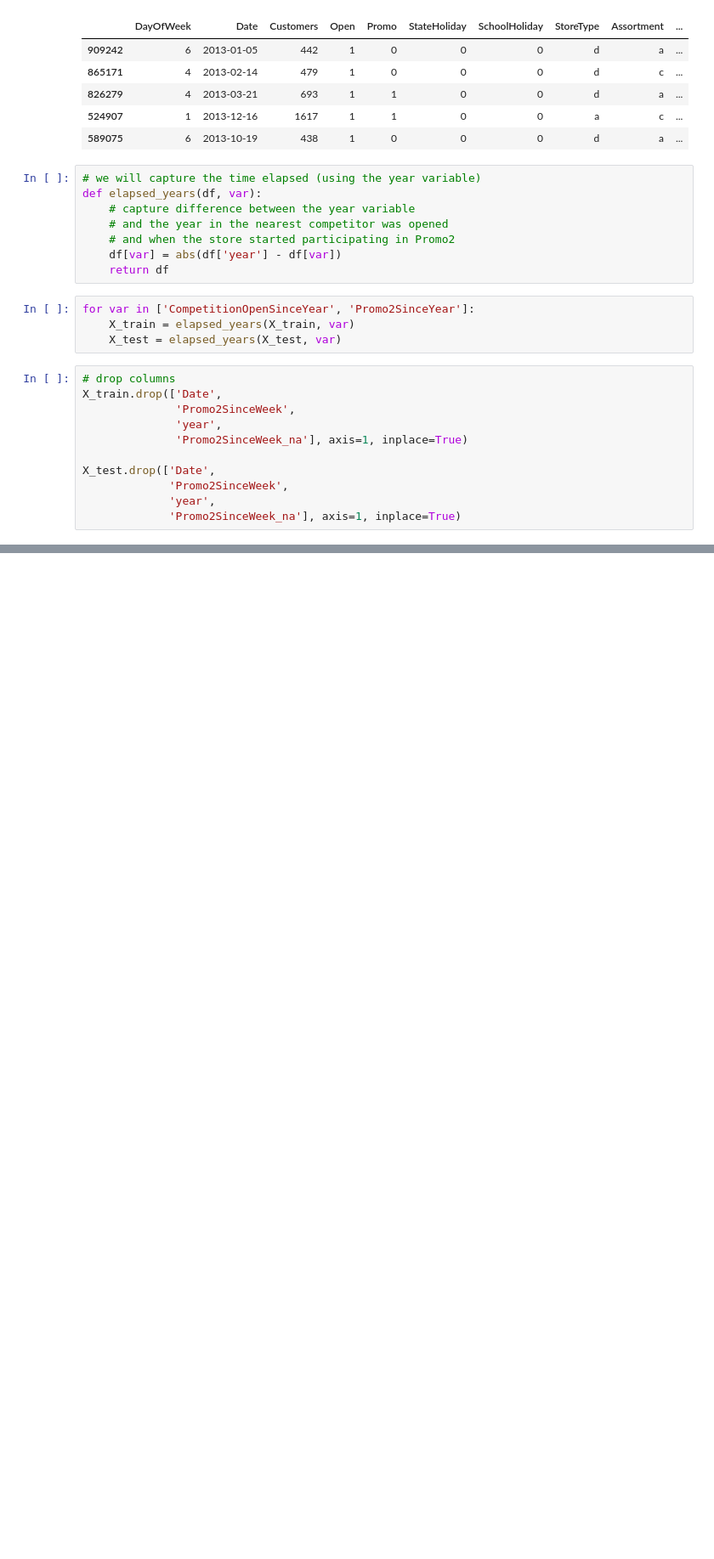
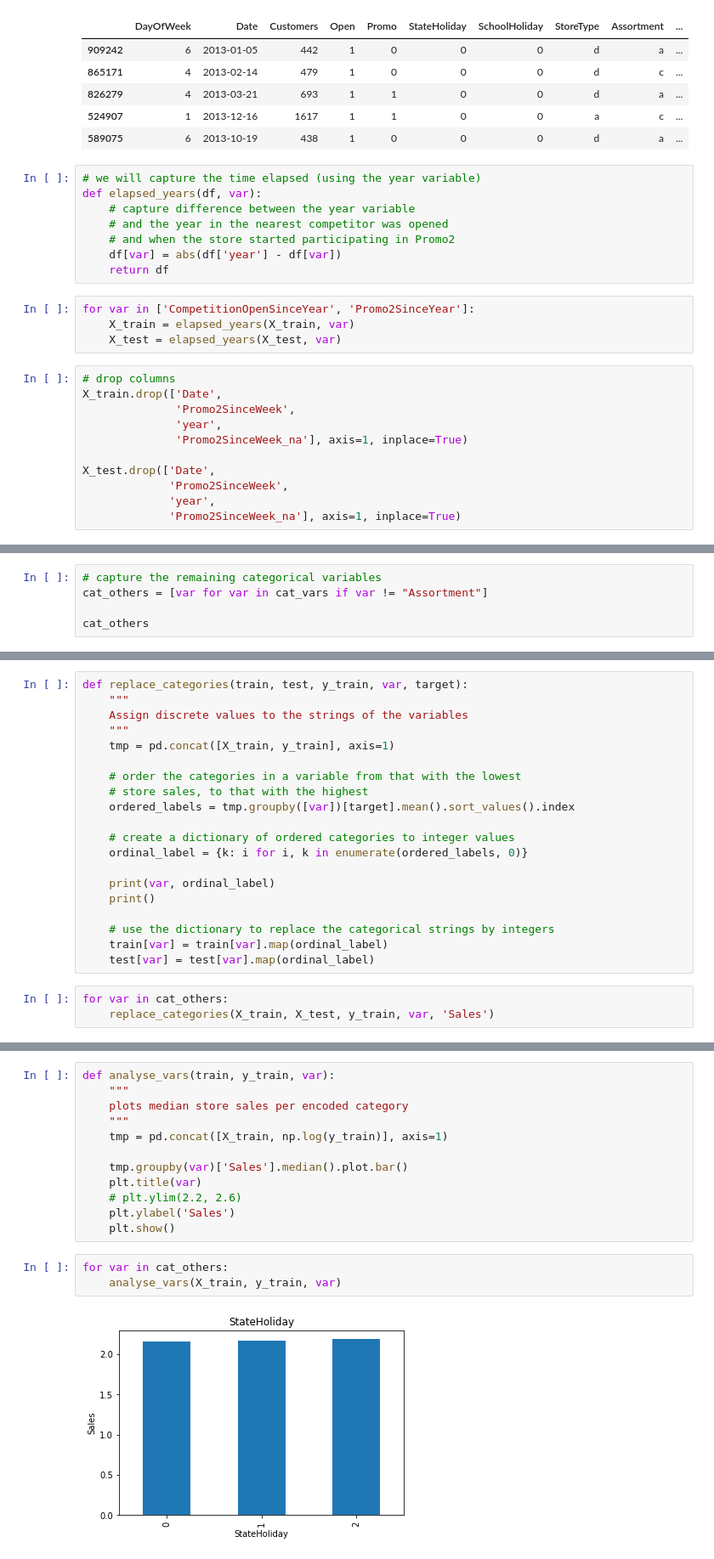
Before and after one commit to bateou25/gcash_rossmann, a Jupyter notebook: research-and-development/research-feature-engineering.ipynb, the cells around one changed output, grey strips where cells are left out. Shown: that part at 85% size. Drawn from its saved outputs; the diff is of its cells as text; blank space fills up the shorter version.

```diff
--- a/research-and-development/research-feature-engineering.ipynb
+++ b/research-and-development/research-feature-engineering.ipynb
@@ -345,0 +403,5 @@ We will apply the Yeo-Johnson transformation to CompetitionDistance and Customer
+# %%
+# capture the remaining categorical variables
+cat_others = [var for var in cat_vars if var != "Assortment"]
+
+cat_others
@@ -345,0 +444,23 @@ We will apply the Yeo-Johnson transformation to CompetitionDistance and Customer
+# %%
+def replace_categories(train, test, y_train, var, target):
+    """
+    Assign discrete values to the strings of the variables
+    """
+    tmp = pd.concat([X_train, y_train], axis=1)
+
+    # order the categories in a variable from that with the lowest
+    # store sales, to that with the highest
+    ordered_labels = tmp.groupby([var])[target].mean().sort_values().index
+
+    # create a dictionary of ordered categories to integer values
+    ordinal_label = {k: i for i, k in enumerate(ordered_labels, 0)}
+
+    print(var, ordinal_label)
+    print()
+
+    # use the dictionary to replace the categorical strings by integers
+    train[var] = train[var].map(ordinal_label)
+    test[var] = test[var].map(ordinal_label)
+# %%
+for var in cat_others:
+    replace_categories(X_train, X_test, y_train, var, 'Sales')
@@ -345,0 +492,17 @@ We will apply the Yeo-Johnson transformation to CompetitionDistance and Customer
+# %%
+def analyse_vars(train, y_train, var):
+    """
+    plots median store sales per encoded category
+    """
+    tmp = pd.concat([X_train, np.log(y_train)], axis=1)
+
+    tmp.groupby(var)['Sales'].median().plot.bar()
+    plt.title(var)
+    # plt.ylim(2.2, 2.6)
+    plt.ylabel('Sales')
+    plt.show()
+# %%
+for var in cat_others:
+    analyse_vars(X_train, y_train, var)
+# %% [output]
+[figure, added]
```
Also changed, not shown: parts of 30 cells of this notebook, 5 other files.
